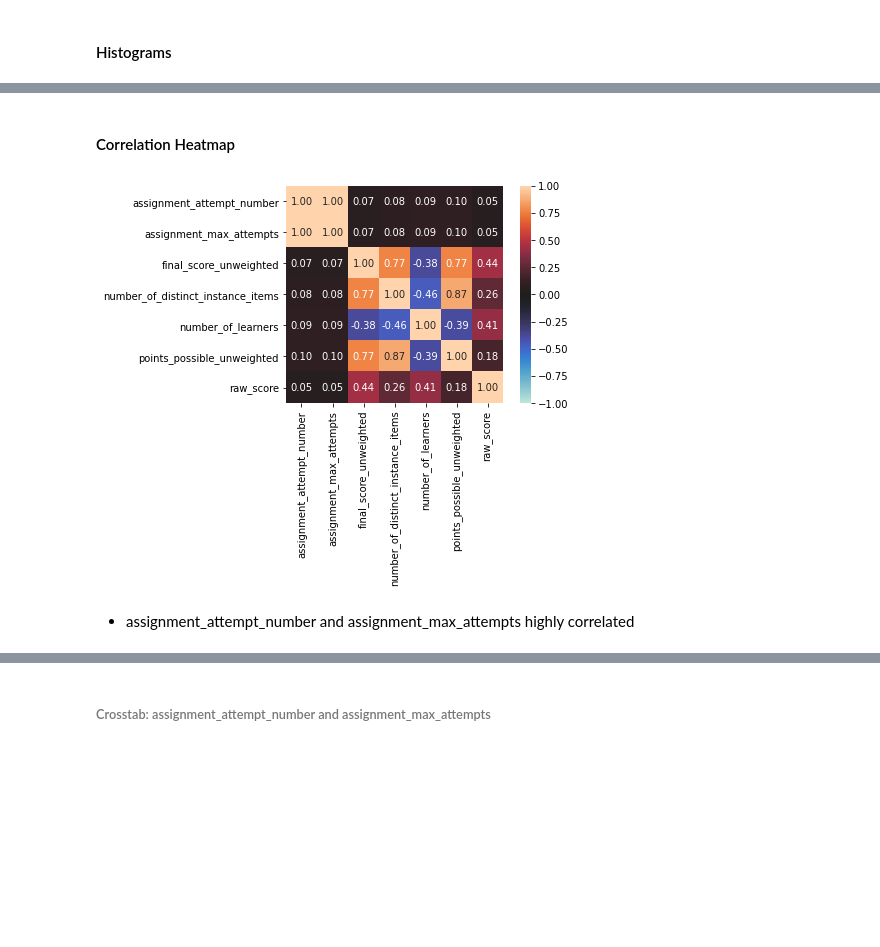
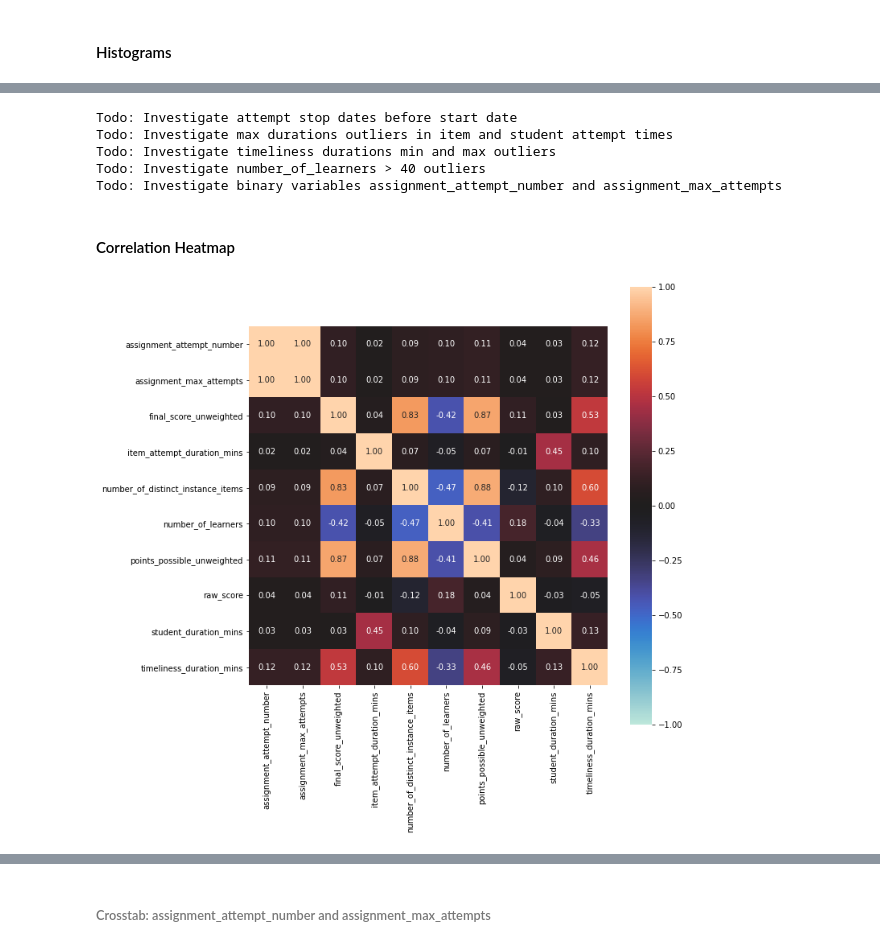
Before and after one commit to dlhinkley/c772-capstone-project, a Jupyter notebook: jupyter/summary/numerical-continous-variables.ipynb, the cells around one changed output, grey strips where cells are left out. Drawn from its saved outputs; the diff is of its cells as text; code cells hidden in the pictures; blank space fills up the shorter version.

```diff
--- a/jupyter/summary/numerical-continous-variables.ipynb
+++ b/jupyter/summary/numerical-continous-variables.ipynb
@@ -87,11 +112,18 @@ Binary Values (0/1)
 # %%
+add_todo('Investigate attempt stop dates before start date')
+add_todo('Investigate max durations outliers in item and student attempt times')
+add_todo('Investigate timeliness durations min and max outliers')
 add_todo("Investigate number_of_learners > 40 outliers")
 add_todo("Investigate binary variables assignment_attempt_number and assignment_max_attempts")
+# %% [output]
+Todo: Investigate attempt stop dates before start date
+Todo: Investigate max durations outliers in item and student attempt times
+Todo: Investigate timeliness durations min and max outliers
+Todo: Investigate number_of_learners > 40 outliers
+Todo: Investigate binary variables assignment_attempt_number and assignment_max_attempts
 # %% [markdown]
 #### Correlation Heatmap
 # %%
-corr, ax = associations( filterDf.select(*types['continuousVars']).toPandas(), nan_replace_value='null' )
+corr, ax = associations( filterDf.select(*types['continuousVars']).toPandas(), figsize=[10,10], nominal_columns='None' )
 # %% [output]
-[figure, old version]
+[figure, new version]
-# %% [markdown]
-- assignment_attempt_number and assignment_max_attempts highly correlated
```
Also changed, not shown: parts of 14 cells of this notebook, 41 other files.
